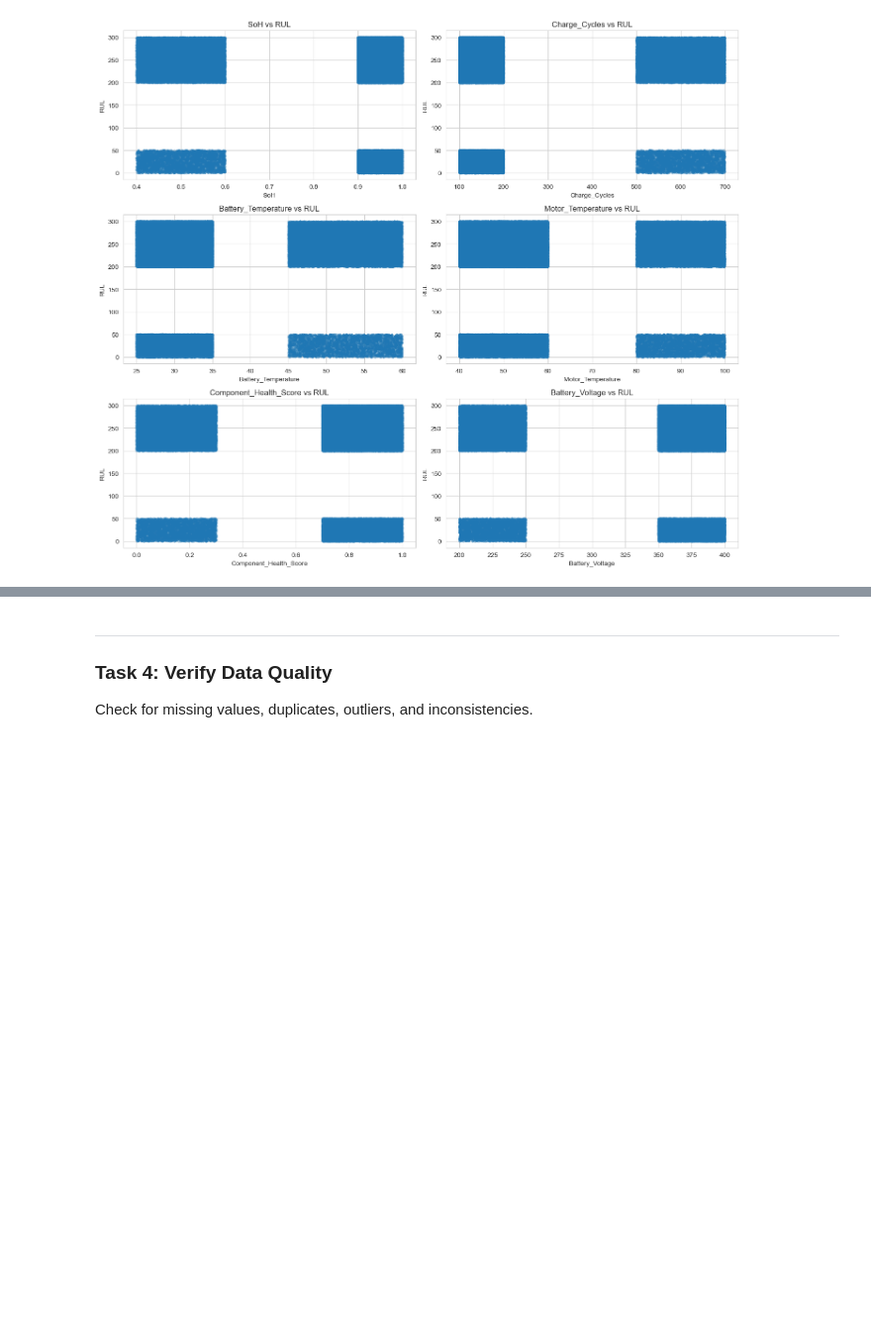
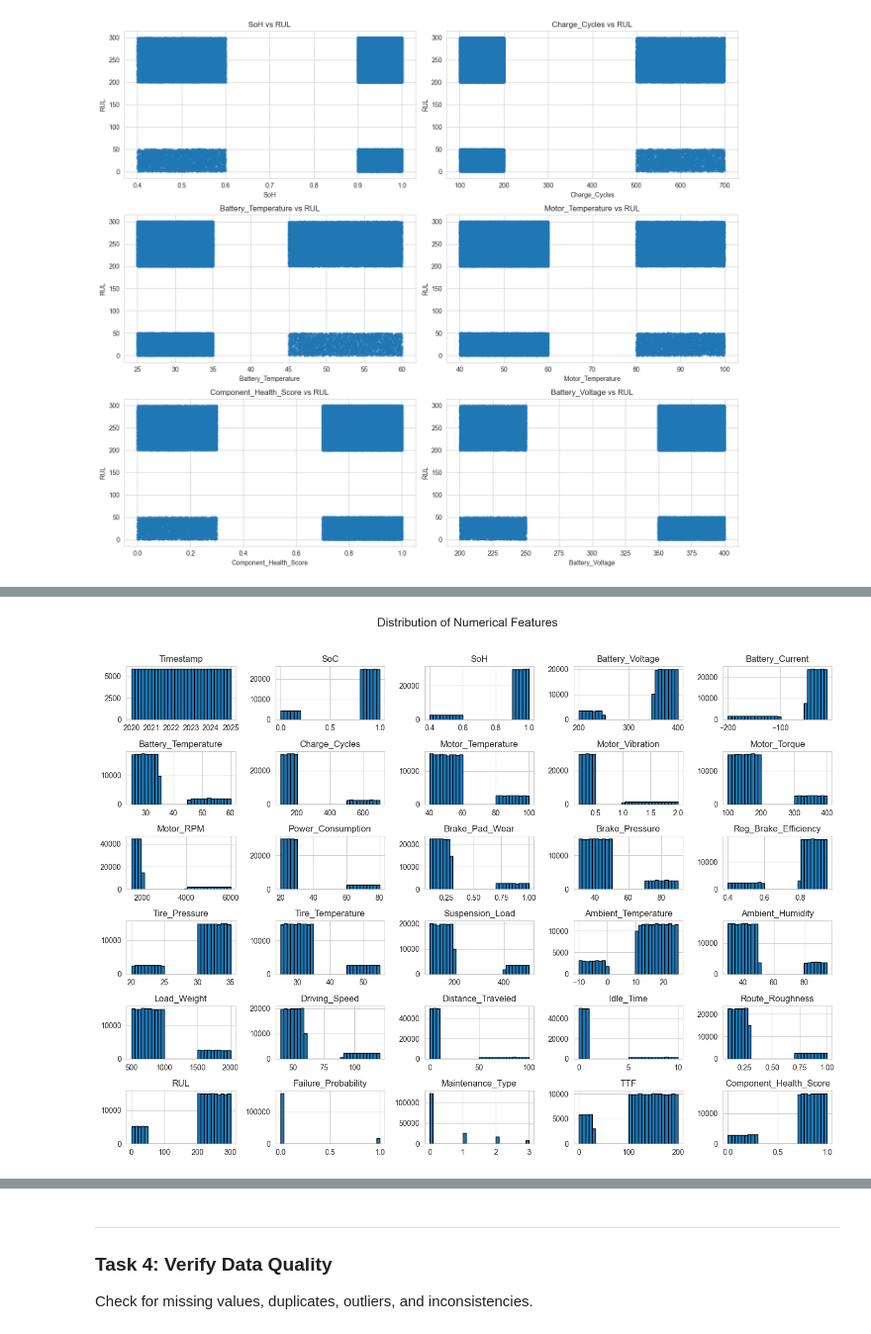
Before and after one commit to MahamedKhaledSaad11/Capstone-Project-DEPI, a Jupyter notebook: notebooks/Phase_2_Data_Understanding.ipynb, the cells around one changed output, grey strips where cells are left out. Shown at 99% size. Drawn from its saved outputs; the diff is of its cells as text; code cells hidden in the pictures; blank space fills up the shorter version.

```diff
--- a/notebooks/Phase_2_Data_Understanding.ipynb
+++ b/notebooks/Phase_2_Data_Understanding.ipynb
@@ -218,0 +230,8 @@ plt.show()
+# %%
+df.hist(figsize=(14, 10), bins=30, edgecolor='black')
+plt.suptitle('Distribution of Numerical Features', fontsize=16, y=1.02)
+plt.tight_layout()
+# plt.savefig('../output/distribution_histograms.png')
+plt.show()
+# %% [output]
+[figure, added]
```
Also changed, not shown: parts of 15 cells of this notebook.
